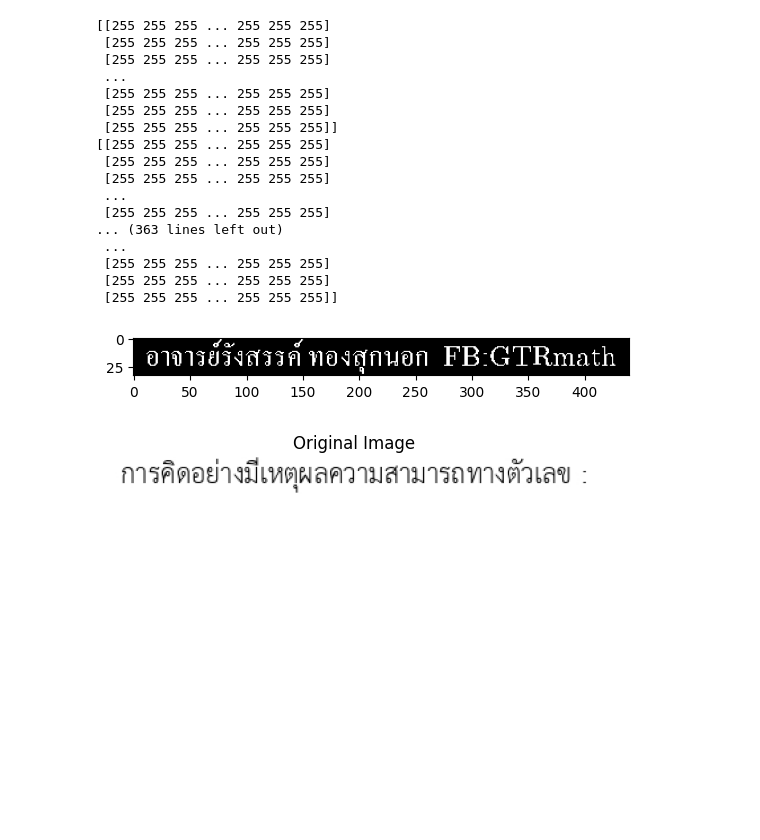
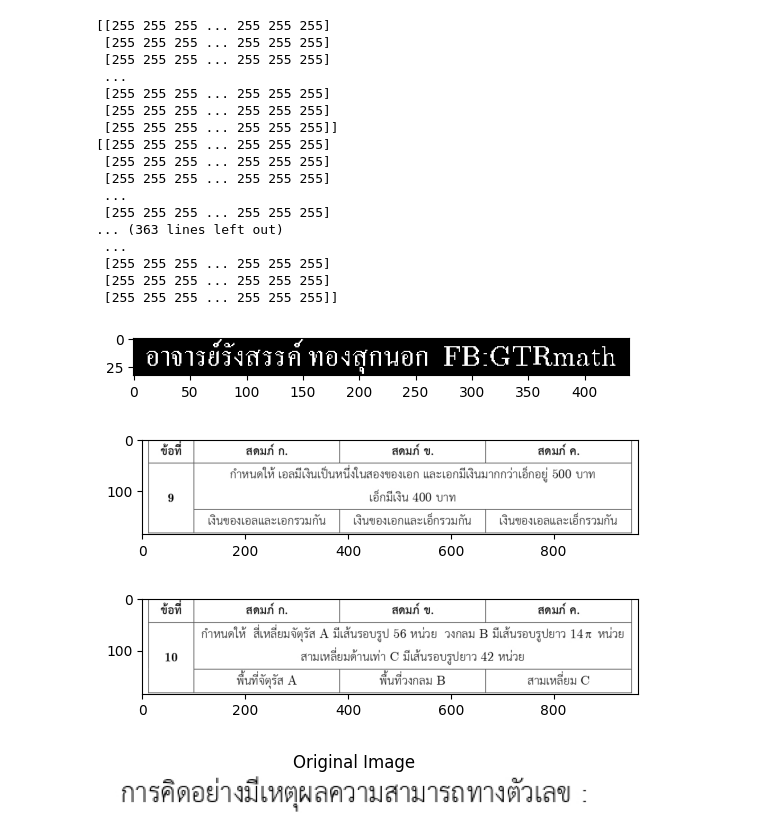
Before and after one commit to DSOECS/DS-OCR, a Jupyter notebook: charactor_segmentation.ipynb, the cells around one changed output. Drawn from its saved outputs; the diff is of its cells as text; code cells hidden in the pictures; blank space fills up the shorter version.

```diff
--- a/charactor_segmentation.ipynb
+++ b/charactor_segmentation.ipynb
@@ -83,5 +90,12 @@ cv2.destroyAllWindows()
  [255 255 255 ... 255 255 255]
  [255 255 255 ... 255 255 255]]
 [figure]
+# %%
+for i in picture:
+    plt.imshow(i)
+    plt.show()
+# %% [output]
+[figure, added]
+[figure, added]
 # %%
 def character_segmentation(img):
```
Also changed, not shown: parts of 2 cells of this notebook.
